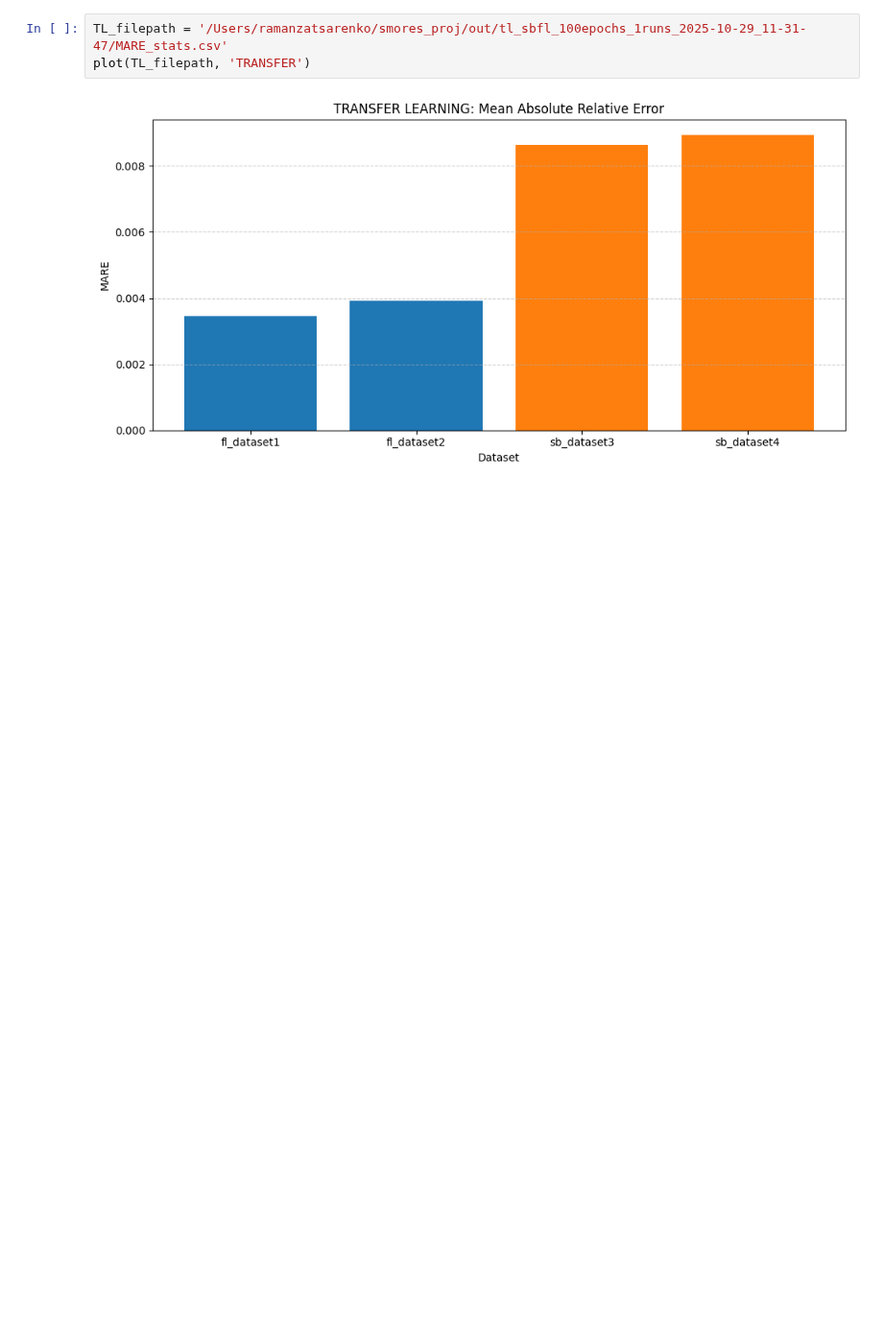
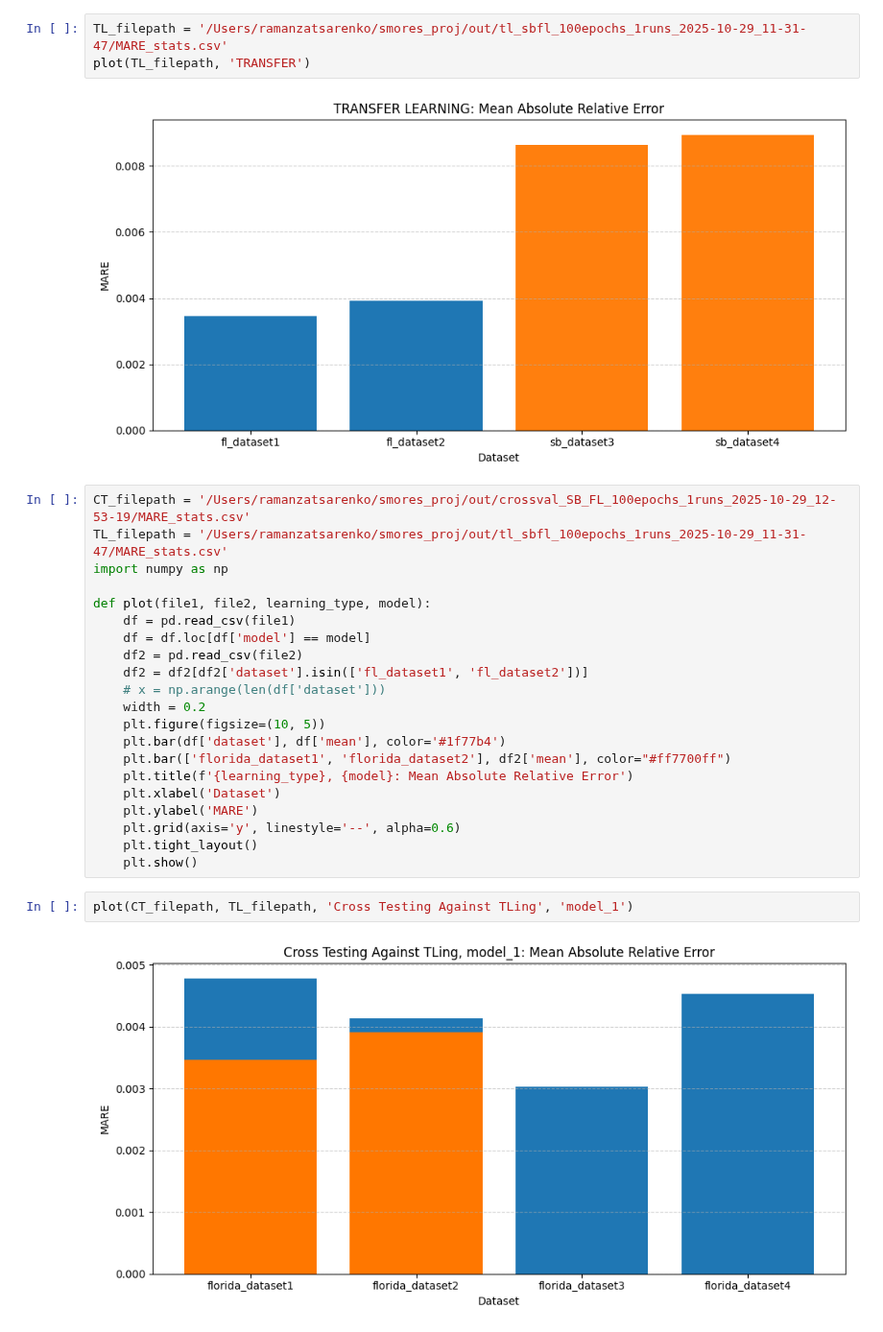
Before and after one commit to rzv09/smores_proj, a Jupyter notebook: src/plotting_bars.ipynb, the cells around one changed output. Shown at 96% size. Drawn from its saved outputs; the diff is of its cells as text; blank space fills up the shorter version.

```diff
--- a/src/plotting_bars.ipynb
+++ b/src/plotting_bars.ipynb
@@ -23,3 +23,28 @@ TL_filepath = '/Users/ramanzatsarenko/smores_proj/out/tl_sbfl_100epochs_1runs_20
 plot(TL_filepath, 'TRANSFER')
 # %% [output]
 [figure]
+# %%
+CT_filepath = '/Users/ramanzatsarenko/smores_proj/out/crossval_SB_FL_100epochs_1runs_2025-10-29_12-53-19/MARE_stats.csv'
+TL_filepath = '/Users/ramanzatsarenko/smores_proj/out/tl_sbfl_100epochs_1runs_2025-10-29_11-31-47/MARE_stats.csv'
+import numpy as np
+
+def plot(file1, file2, learning_type, model):
+    df = pd.read_csv(file1)
+    df = df.loc[df['model'] == model]
+    df2 = pd.read_csv(file2)
+    df2 = df2[df2['dataset'].isin(['fl_dataset1', 'fl_dataset2'])]
+    # x = np.arange(len(df['dataset']))
+    width = 0.2
+    plt.figure(figsize=(10, 5))
+    plt.bar(df['dataset'], df['mean'], color='#1f77b4')
+    plt.bar(['florida_dataset1', 'florida_dataset2'], df2['mean'], color="#ff7700ff")
+    plt.title(f'{learning_type}, {model}: Mean Absolute Relative Error')
+    plt.xlabel('Dataset')
+    plt.ylabel('MARE')
+    plt.grid(axis='y', linestyle='--', alpha=0.6)
+    plt.tight_layout()
+    plt.show()
+# %%
+plot(CT_filepath, TL_filepath, 'Cross Testing Against TLing', 'model_1')
+# %% [output]
+[figure, added]
```
Also changed, not shown: parts of 9 cells of this notebook, 9 other files.
